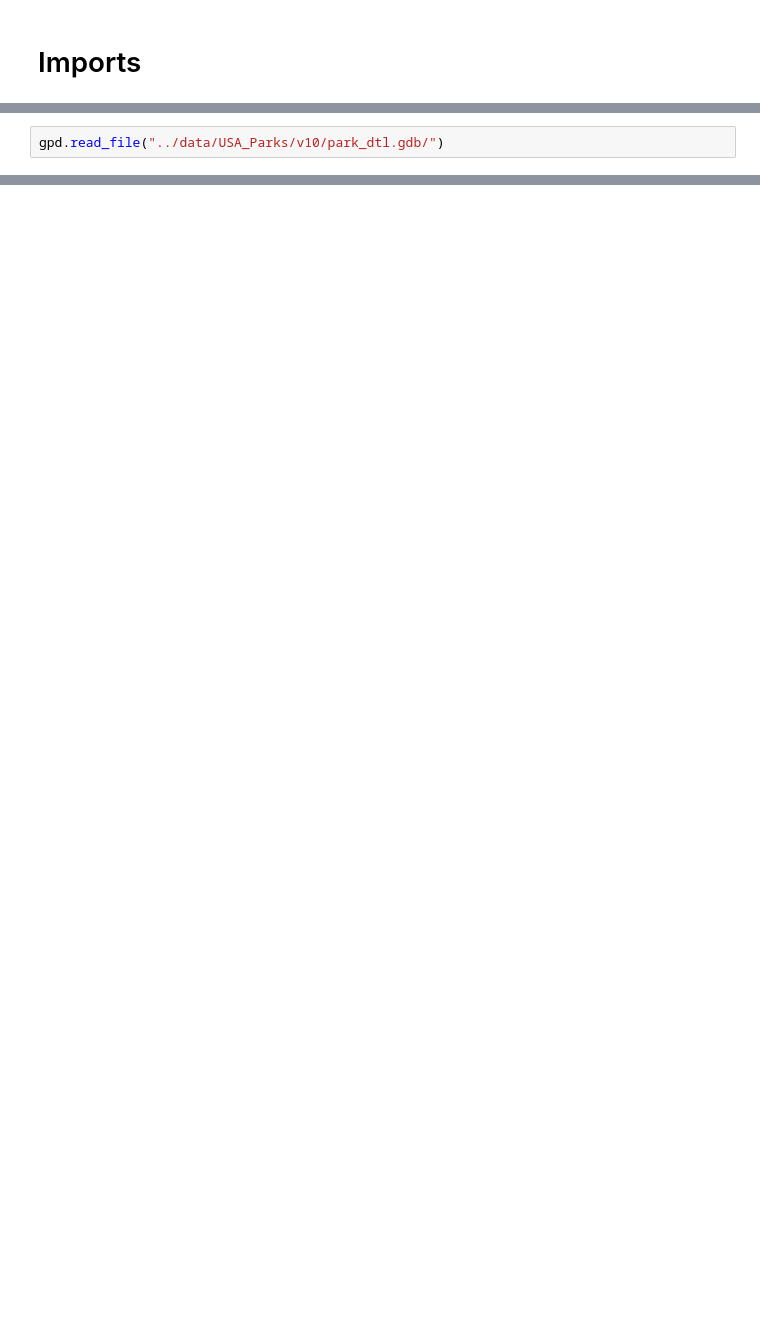
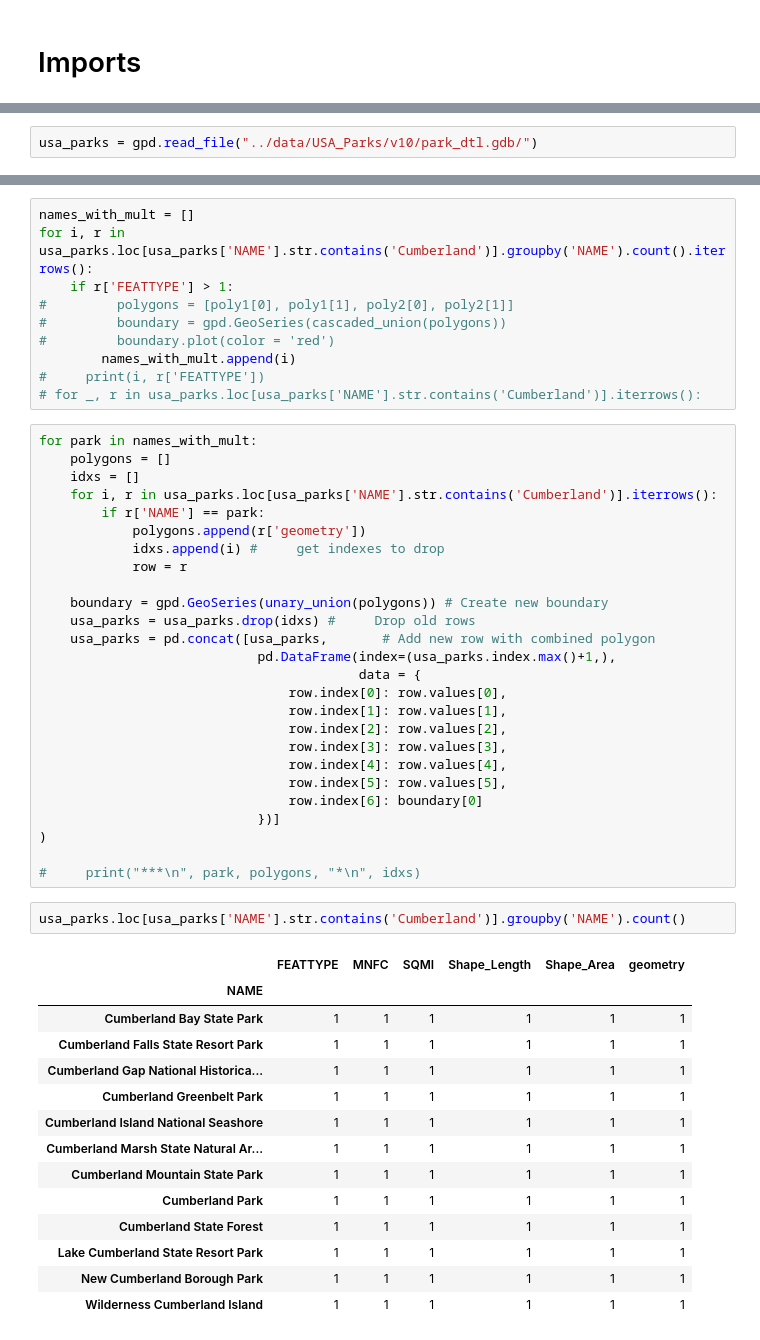
Before and after one commit to derekbeistad/health-and-proximity-to-natural-areas-analysis, a Jupyter notebook: notebook/us_parks_health.ipynb, the cells around one changed output, grey strips where cells are left out. Saved outputs shown, nothing was run; the diff lists cells and outputs as text; blank space fills up the shorter version.

```diff
--- a/notebook/us_parks_health.ipynb
+++ b/notebook/us_parks_health.ipynb
@@ -7,2 +19,2 @@ import geopandas as gpd
 # %%
-gpd.read_file("../data/USA_Parks/v10/park_dtl.gdb/")
+usa_parks = gpd.read_file("../data/USA_Parks/v10/park_dtl.gdb/")
@@ -22,0 +155,53 @@ gpd.read_file("../data/USA_Parks/v10/park_dtl.gdb/")
+# %%
+names_with_mult = []
+for i, r in usa_parks.loc[usa_parks['NAME'].str.contains('Cumberland')].groupby('NAME').count().iterrows():
+    if r['FEATTYPE'] > 1:
+#         polygons = [poly1[0], poly1[1], poly2[0], poly2[1]]
+#         boundary = gpd.GeoSeries(cascaded_union(polygons))
+#         boundary.plot(color = 'red')
+        names_with_mult.append(i)
+#     print(i, r['FEATTYPE'])
+# for _, r in usa_parks.loc[usa_parks['NAME'].str.contains('Cumberland')].iterrows():
+# %%
+for park in names_with_mult:
+    polygons = []
+    idxs = []
+    for i, r in usa_parks.loc[usa_parks['NAME'].str.contains('Cumberland')].iterrows():
+        if r['NAME'] == park:
+            polygons.append(r['geometry'])
+            idxs.append(i) #     get indexes to drop
+            row = r
+
+    boundary = gpd.GeoSeries(unary_union(polygons)) # Create new boundary
+    usa_parks = usa_parks.drop(idxs) #     Drop old rows
+    usa_parks = pd.concat([usa_parks,       # Add new row with combined polygon
+                            pd.DataFrame(index=(usa_parks.index.max()+1,),
+                                         data = {
+                                row.index[0]: row.values[0],
+                                row.index[1]: row.values[1],
+                                row.index[2]: row.values[2],
+                                row.index[3]: row.values[3],
+                                row.index[4]: row.values[4],
+                                row.index[5]: row.values[5],
+                                row.index[6]: boundary[0]
+                            })]
+)
+
+#     print("***\n", park, polygons, "*\n", idxs)
+# %%
+usa_parks.loc[usa_parks['NAME'].str.contains('Cumberland')].groupby('NAME').count()
+# %% [output]
+|  | FEATTYPE | MNFC | SQMI | Shape_Length | Shape_Area | geometry |
+| NAME |  |  |  |  |  |  |
+| Cumberland Bay State Park | 1 | 1 | 1 | 1 | 1 | 1 |
+| Cumberland Falls State Resort Park | 1 | 1 | 1 | 1 | 1 | 1 |
+| Cumberland Gap National Historica... | 1 | 1 | 1 | 1 | 1 | 1 |
+| Cumberland Greenbelt Park | 1 | 1 | 1 | 1 | 1 | 1 |
+| Cumberland Island National Seashore | 1 | 1 | 1 | 1 | 1 | 1 |
+| Cumberland Marsh State Natural Ar... | 1 | 1 | 1 | 1 | 1 | 1 |
+| Cumberland Mountain State Park | 1 | 1 | 1 | 1 | 1 | 1 |
+| Cumberland Park | 1 | 1 | 1 | 1 | 1 | 1 |
+| Cumberland State Forest | 1 | 1 | 1 | 1 | 1 | 1 |
+| Lake Cumberland State Resort Park | 1 | 1 | 1 | 1 | 1 | 1 |
+| New Cumberland Borough Park | 1 | 1 | 1 | 1 | 1 | 1 |
+| Wilderness Cumberland Island | 1 | 1 | 1 | 1 | 1 | 1 |
```
Also changed, not shown: parts of 32 cells of this notebook, 1 other file.
